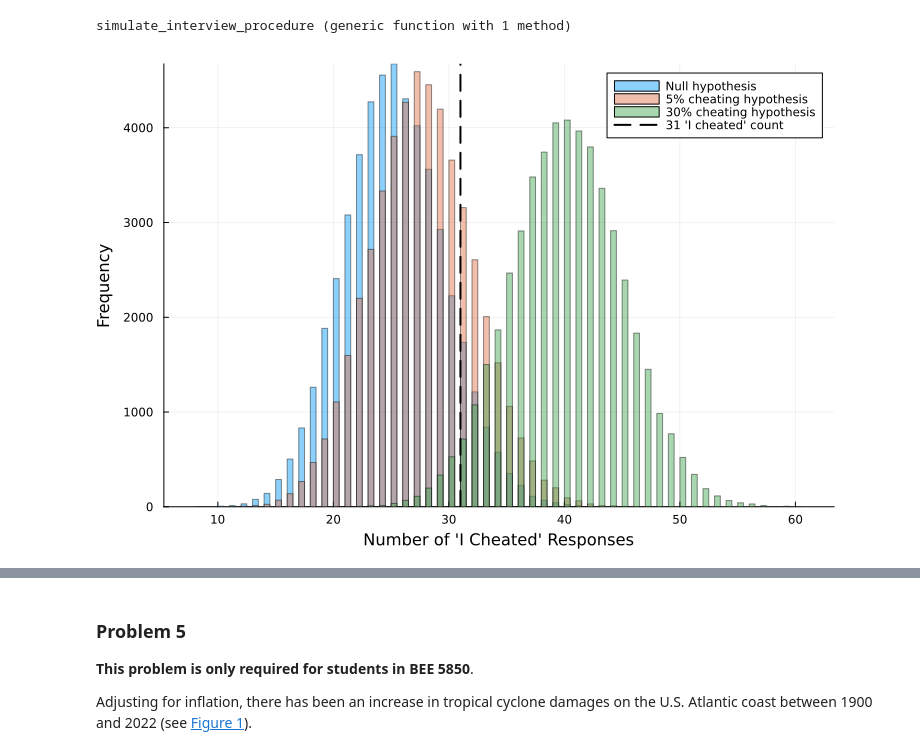
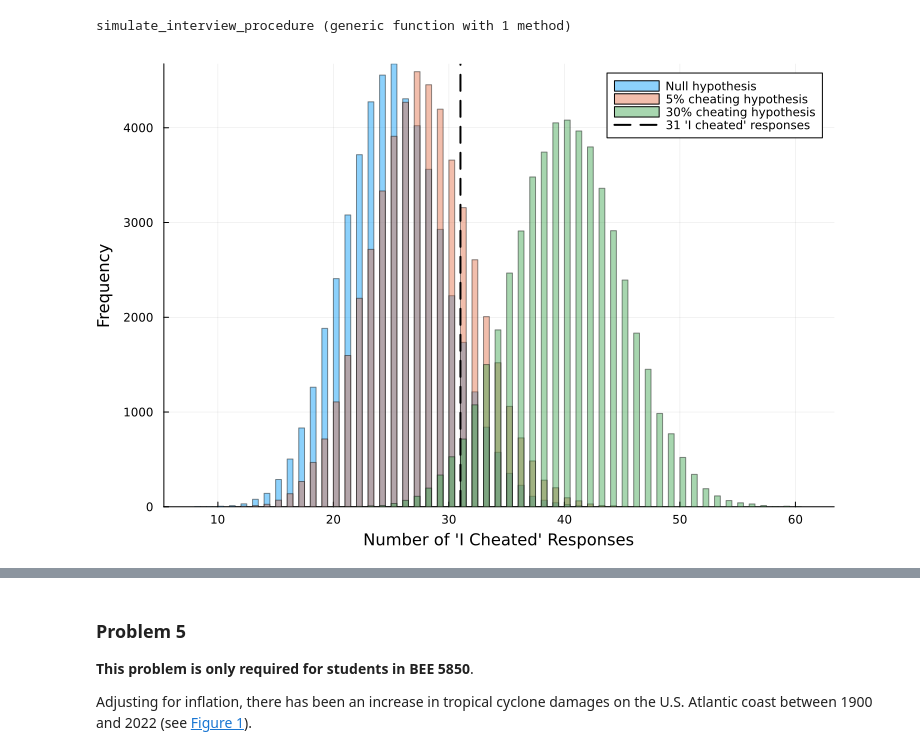
Before and after one commit to BEE4850-SP25/hw01-christinemswanson, a Jupyter notebook: hw01.ipynb, the cells around one changed output, grey strips where cells are left out. Drawn from its saved outputs; the diff is of its cells as text; code cells hidden in the pictures.

```diff
--- a/hw01.ipynb
+++ b/hw01.ipynb
@@ -475,12 +476,12 @@ hyp_thirty_percent_cheating = [simulate_interview_procedure(num_simulations, 0.3
 # %%
 # plot the simulation results as histograms
 histogram(null_hyp, alpha = 0.45, label = "Null hypothesis")
 histogram!(hyp_five_percent_cheating, alpha = 0.45, label = "5% cheating hypothesis")
 histogram!(hyp_thirty_percent_cheating, alpha = 0.45, xlabel="Number of 'I Cheated' Responses",
 ylabel="Frequency", label = "30% cheating hypothesis", size = (750,500))
 
 # plot a vertical line at 31
-vline!([31], color = "black", linestyle = :dash, label = "31 'I cheated' count", legend=(0.75,0.95), linewidth = 2)
+vline!([31], color = "black", linestyle = :dash, label = "31 'I cheated' responses", legend=(0.75,0.95), linewidth = 2)
 # %% [output]
-[figure, old version]
+[figure, new version]
 # %% [markdown]
```
Also changed, not shown: parts of 2 cells of this notebook.
